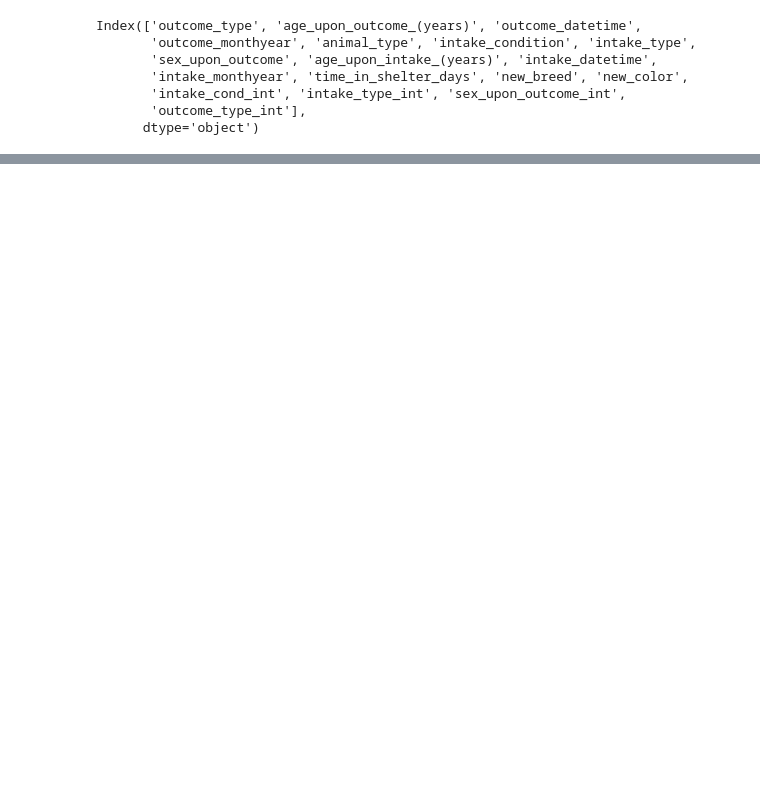
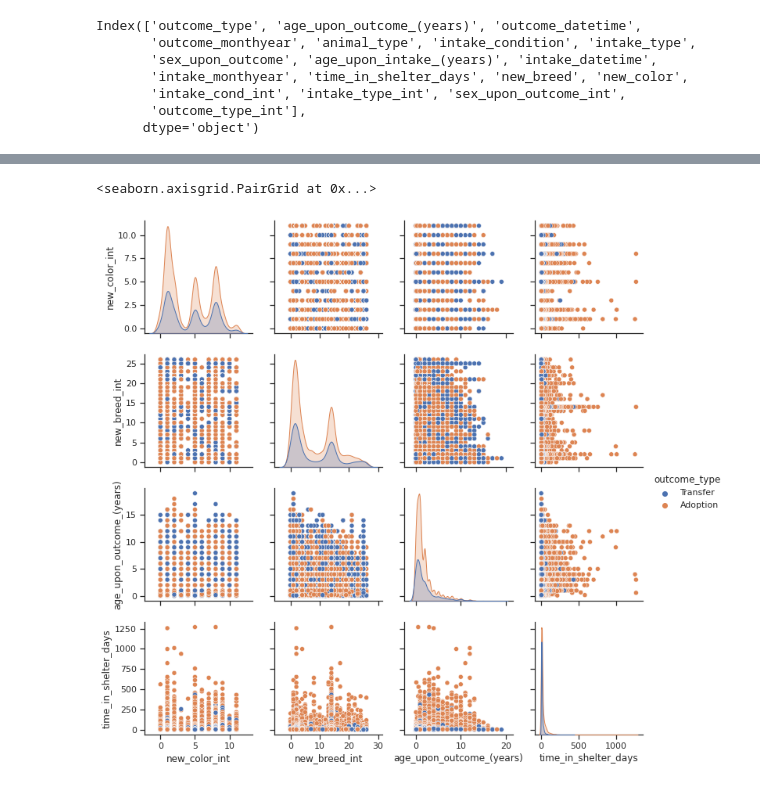
Before and after one commit to amandawhite013/CapstoneTwo, a Jupyter notebook: data_wrangling.ipynb, the cells around one changed output, grey strips where cells are left out. Cells and saved outputs as stored; diff of their text form; code cells hidden in the pictures; blank space fills up the shorter version.

```diff
--- a/data_wrangling.ipynb
+++ b/data_wrangling.ipynb
@@ -480,3 +516,11 @@ Index(['outcome_type', 'age_upon_outcome_(years)', 'outcome_datetime',
+# %%
+plot_data = df[['outcome_type', 'new_color_int', 'new_breed_int','age_upon_outcome_(years)', 'time_in_shelter_days']]
+sns.set_theme(style="ticks")
+
+sns.pairplot(plot_data, hue="outcome_type")
+# %% [output]
+<seaborn.axisgrid.PairGrid at 0x...>
+[figure, added]
 # %%
 #create dummy variables
 df = pd.get_dummies(df, columns=['new_breed', 'new_color'])
```
Also changed, not shown: parts of 8 cells of this notebook.
